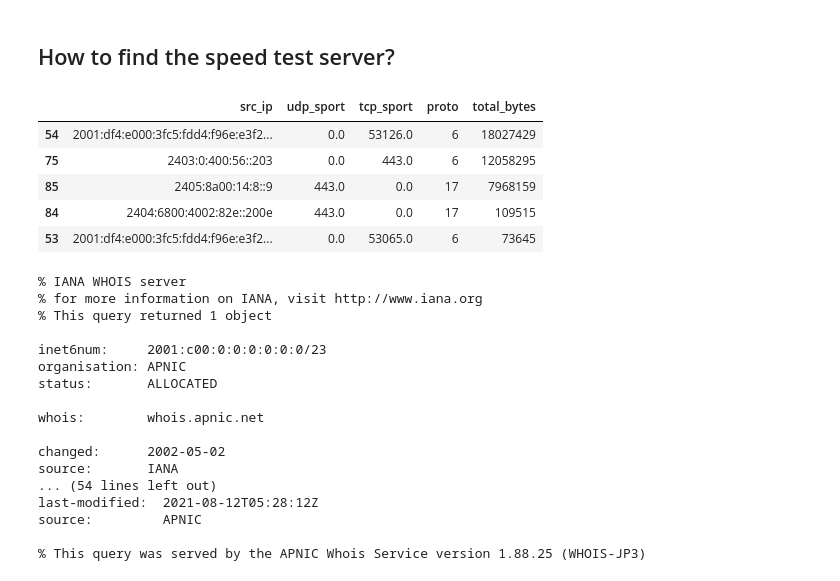
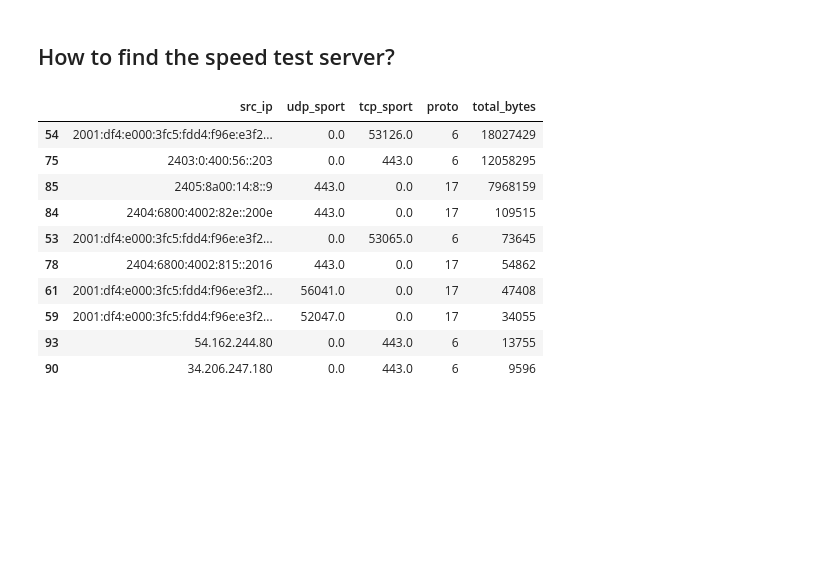
Before and after one commit to tarunmangla/col867-mlnet, a Jupyter notebook: notebooks/exercise-1/network-data-exploration.ipynb, the cells around one changed output. Saved outputs shown, nothing was run; the diff lists cells and outputs as text; code cells hidden in the pictures; blank space fills up the shorter version.

```diff
--- a/notebooks/exercise-1/network-data-exploration.ipynb
+++ b/notebooks/exercise-1/network-data-exploration.ipynb
@@ -574,31 +572,16 @@ window.
 # %% [markdown]
 ## How to find the speed test server?
 # %%
-df_srcip_grp.sort_values(by="total_bytes", ascending=False).head(5)
+df_srcip_grp.sort_values(by="total_bytes", ascending=False).head(10)
 # %% [output]
 |  | src_ip | udp_sport | tcp_sport | proto | total_bytes |
 | 54 | 2001:df4:e000:3fc5:fdd4:f96e:e3f2... | 0.0 | 53126.0 | 6 | 18027429 |
 | 75 | 2403:0:400:56::203 | 0.0 | 443.0 | 6 | 12058295 |
 | 85 | 2405:8a00:14:8::9 | 443.0 | 0.0 | 17 | 7968159 |
 | 84 | 2404:6800:4002:82e::200e | 443.0 | 0.0 | 17 | 109515 |
 | 53 | 2001:df4:e000:3fc5:fdd4:f96e:e3f2... | 0.0 | 53065.0 | 6 | 73645 |
+| 78 | 2404:6800:4002:815::2016 | 443.0 | 0.0 | 17 | 54862 |
+| 61 | 2001:df4:e000:3fc5:fdd4:f96e:e3f2... | 56041.0 | 0.0 | 17 | 47408 |
+| 59 | 2001:df4:e000:3fc5:fdd4:f96e:e3f2... | 52047.0 | 0.0 | 17 | 34055 |
+| 93 | 54.162.244.80 | 0.0 | 443.0 | 6 | 13755 |
+| 90 | 34.206.247.180 | 0.0 | 443.0 | 6 | 9596 |
-# %%
-df_srcip_grp.sort_values(by="total_bytes", ascending=False).head(5)
-# %% [output]
-% IANA WHOIS server
-% for more information on IANA, visit http://www.iana.org
-% This query returned 1 object
-
-inet6num:     2001:c00:0:0:0:0:0:0/23
-organisation: APNIC
-status:       ALLOCATED
-
-whois:        whois.apnic.net
-
-changed:      2002-05-02
-source:       IANA
-... (54 lines left out)
-last-modified:  2021-08-12T05:28:12Z
-source:         APNIC
-
-% This query was served by the APNIC Whois Service version 1.88.25 (WHOIS-JP3)
```
Also changed, not shown: parts of 3 cells of this notebook.
